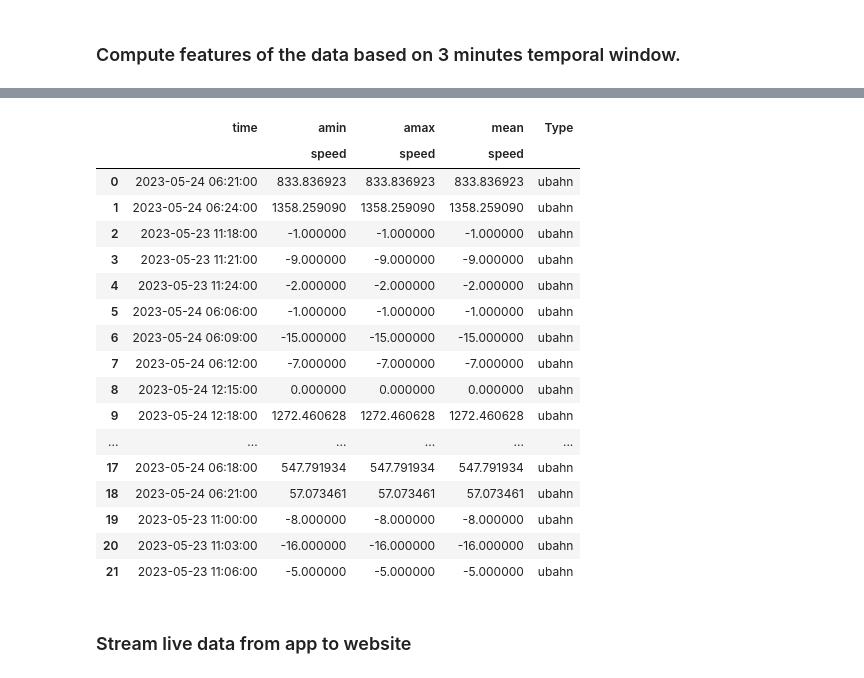
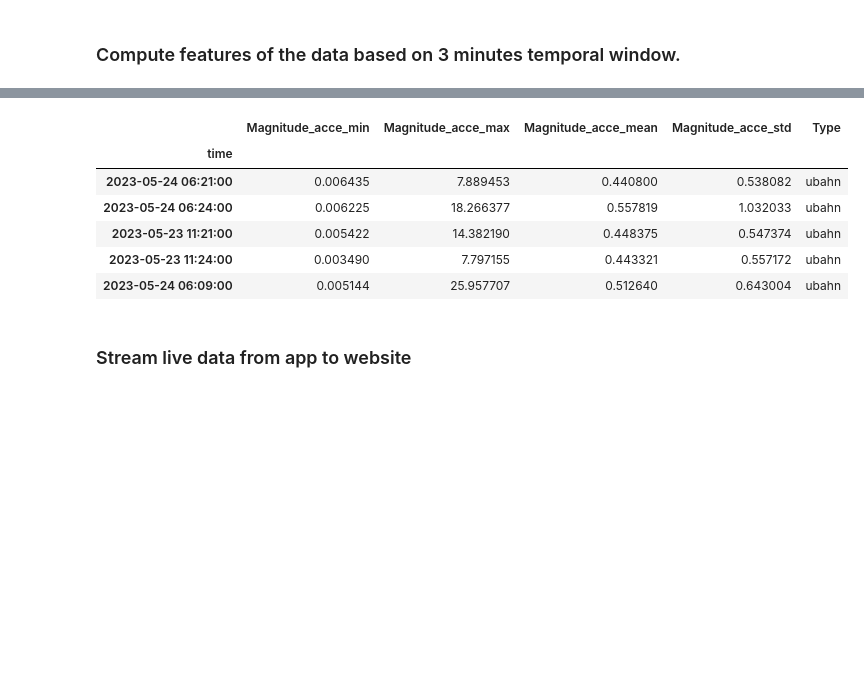
Before and after one commit to or81ynez/MaennerML, a Jupyter notebook: Maenner.ipynb, the cells around one changed output, grey strips where cells are left out. Drawn from its saved outputs; the diff is of its cells as text; code cells hidden in the pictures; blank space fills up the shorter version.

```diff
--- a/Maenner.ipynb
+++ b/Maenner.ipynb
@@ -130 +123,18 @@ def cut_into_windows(df):
     return pivot
+# %%
+#Cut data into windows of 3 minutes and calculate min, max, mean and std
+def create_feature_df(df):
+    min_values = df.resample('3Min').min()
+    max_values = df.resample('3Min').max()
+    mean_values = df.resample('3Min').mean()
+    std_values = df.resample('3Min').std()
+    for df in [min_values, max_values, mean_values, std_values]:
+        df.drop(columns= df.columns.difference(['Magnitude_acce','Type']), inplace=True)
+    feature_df = pd.merge(pd.merge(min_values, max_values, suffixes = ('_min', '_max'), on = 'time'), pd.merge(mean_values, std_values, suffixes = ('_mean', '_std'), on = 'time'), on = 'time')
+    feature_df.rename(columns={'Type_max': 'Type'}, inplace=True)
+    feature_df.drop(columns={'Type_min'}, inplace=True)
+    columns = feature_df.columns.tolist()
+    columns.remove('Type')
+    columns.append('Type')
+    feature_df = feature_df[columns]
+    return feature_df
@@ -131,6 +145,6 @@ def cut_into_windows(df):
 # %%
-#Combine 3-minutes windows data into one DataFrame
+#Combine 3-minutes windows data into one DataFrame (only in case there are more than one df)
 def combine_into_df(dfs):
-    combined_df = pd.concat([cut_into_windows(df) for df in dfs])  # Apply cut_into_window to each DataFrame and concatenate them
-    combined_df.reset_index(drop=True, inplace=True)  # Reset the index of the combined DataFrame
+    combined_df = pd.concat([create_feature_df(df) for df in dfs])  # Apply cut_into_window to each DataFrame and concatenate them
+    #combined_df.reset_index(drop=True, inplace=True)  # Reset the index of the combined DataFrame
     return combined_df
@@ -159,27 +151,15 @@ loc_ubahn.head(22)
-# %%
-#Add new column for traffic type
-for i in range(len(loc_ubahn)):
-  loc_ubahn['Type'] = 'ubahn'
-loc_ubahn.head(22)
-# %% [output]
-|  | time | amin | amax | mean | Type |
-|  |  | speed | speed | speed |  |
-| 0 | 2023-05-24 06:21:00 | 833.836923 | 833.836923 | 833.836923 | ubahn |
-| 1 | 2023-05-24 06:24:00 | 1358.259090 | 1358.259090 | 1358.259090 | ubahn |
-| 2 | 2023-05-23 11:18:00 | -1.000000 | -1.000000 | -1.000000 | ubahn |
-| 3 | 2023-05-23 11:21:00 | -9.000000 | -9.000000 | -9.000000 | ubahn |
-| 4 | 2023-05-23 11:24:00 | -2.000000 | -2.000000 | -2.000000 | ubahn |
-| 5 | 2023-05-24 06:06:00 | -1.000000 | -1.000000 | -1.000000 | ubahn |
-| 6 | 2023-05-24 06:09:00 | -15.000000 | -15.000000 | -15.000000 | ubahn |
-| 7 | 2023-05-24 06:12:00 | -7.000000 | -7.000000 | -7.000000 | ubahn |
-| 8 | 2023-05-24 12:15:00 | 0.000000 | 0.000000 | 0.000000 | ubahn |
-| 9 | 2023-05-24 12:18:00 | 1272.460628 | 1272.460628 | 1272.460628 | ubahn |
-| ... | ... | ... | ... | ... | ... |
-| 17 | 2023-05-24 06:18:00 | 547.791934 | 547.791934 | 547.791934 | ubahn |
-| 18 | 2023-05-24 06:21:00 | 57.073461 | 57.073461 | 57.073461 | ubahn |
-| 19 | 2023-05-23 11:00:00 | -8.000000 | -8.000000 | -8.000000 | ubahn |
-| 20 | 2023-05-23 11:03:00 | -16.000000 | -16.000000 | -16.000000 | ubahn |
-| 21 | 2023-05-23 11:06:00 | -5.000000 | -5.000000 | -5.000000 | ubahn |
+# %%
+dfs = [ubahn1_df, ubahn2_df, ubahn3_df]
+df = combine_into_df(dfs)
+df.head()
+# %% [output]
+|  | Magnitude_acce_min | Magnitude_acce_max | Magnitude_acce_mean | Magnitude_acce_std | Type |
+| time |  |  |  |  |  |
+| 2023-05-24 06:21:00 | 0.006435 | 7.889453 | 0.440800 | 0.538082 | ubahn |
+| 2023-05-24 06:24:00 | 0.006225 | 18.266377 | 0.557819 | 1.032033 | ubahn |
+| 2023-05-23 11:21:00 | 0.005422 | 14.382190 | 0.448375 | 0.547374 | ubahn |
+| 2023-05-23 11:24:00 | 0.003490 | 7.797155 | 0.443321 | 0.557172 | ubahn |
+| 2023-05-24 06:09:00 | 0.005144 | 25.957707 | 0.512640 | 0.643004 | ubahn |
 # %% [markdown]
 ### Stream live data from app to website
 # %%
```
Also changed, not shown: parts of 8 cells of this notebook.
